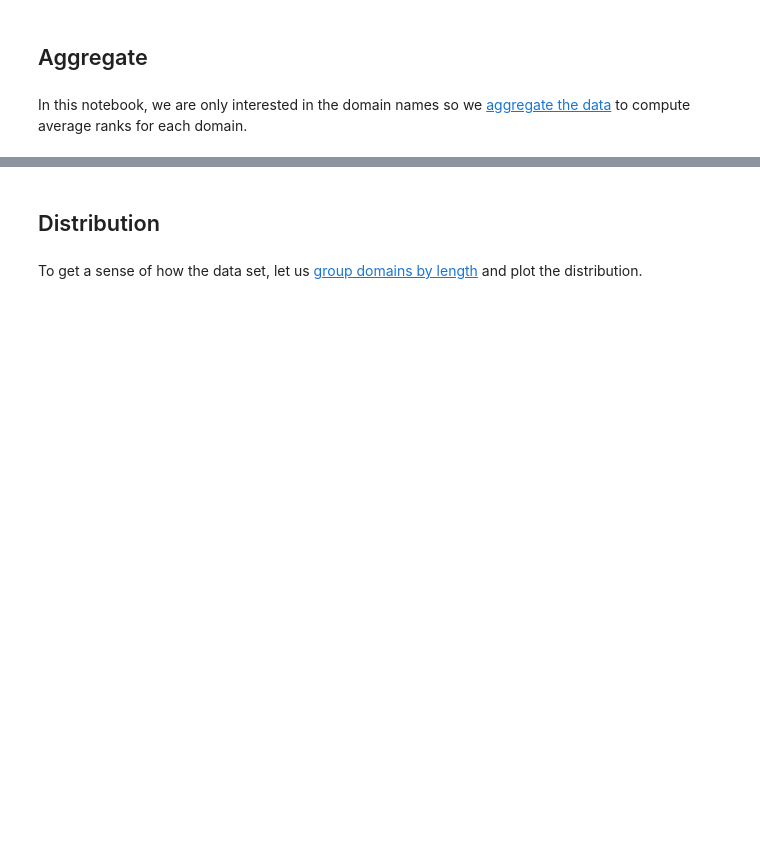
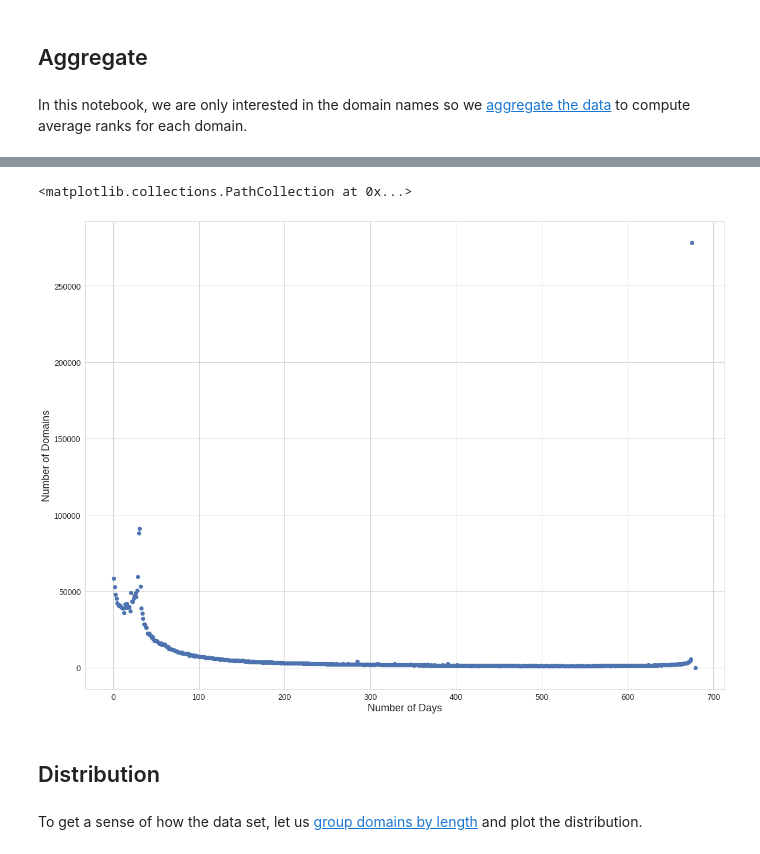
Before and after one commit to sheikhomar/mako, a Jupyter notebook: notebooks/02-oas-domain-name-correlation.ipynb, the cells around one changed output, grey strips where cells are left out. Saved outputs shown, nothing was run; the diff lists cells and outputs as text; code cells hidden in the pictures; blank space fills up the shorter version.

```diff
--- a/notebooks/02-oas-domain-name-correlation.ipynb
+++ b/notebooks/02-oas-domain-name-correlation.ipynb
@@ -12,4 +10,6 @@ plt.style.use('seaborn-whitegrid')
 # %%
+plt.style.use('seaborn-whitegrid')
+
 SMALL_SIZE = 14
 MEDIUM_SIZE = 18
 BIGGER_SIZE = 22
@@ -19,7 +19,7 @@ plt.rc('axes', titlesize=SMALL_SIZE)     # fontsize of the axes title
 plt.rc('axes', labelsize=MEDIUM_SIZE)    # fontsize of the x and y labels
 plt.rc('xtick', labelsize=SMALL_SIZE)    # fontsize of the tick labels
 plt.rc('ytick', labelsize=SMALL_SIZE)    # fontsize of the tick labels
-plt.rc('legend', fontsize=SMALL_SIZE)    # legend fontsize
+plt.rc('legend', fontsize=MEDIUM_SIZE)   # legend fontsize
 plt.rc('figure', titlesize=BIGGER_SIZE)  # fontsize of the figure title
 # %% [markdown]
 ## Alexa 1M Ranking Data Set
@@ -60,0 +59,4 @@ In this notebook, we are only interested in the domain names so we [aggregate th
+# %%
+data_path = '../data/external/agg-alexa-num-rankings.csv'
+df_rank_count_dist = pd.read_csv(data_path, names=['day_count', 'domain_count'])
+df_rank_count_dist.head()
@@ -61,3 +89,12 @@ In this notebook, we are only interested in the domain names so we [aggregate th
+# %%
+fig, ax = plt.subplots(figsize=(20, 15))
+plt.rcParams.update({'font.size': 18})
+ax.set_xlabel('Number of Days')
+ax.set_ylabel('Number of Domains')
+ax.scatter(df_rank_count_dist['day_count'], df_rank_count_dist['domain_count'])
+# %% [output]
+<matplotlib.collections.PathCollection at 0x...>
+[figure, added]
 # %% [markdown]
 ## Distribution
 # %% [markdown]
```
Also changed, not shown: parts of 9 cells of this notebook, 3 other files.
